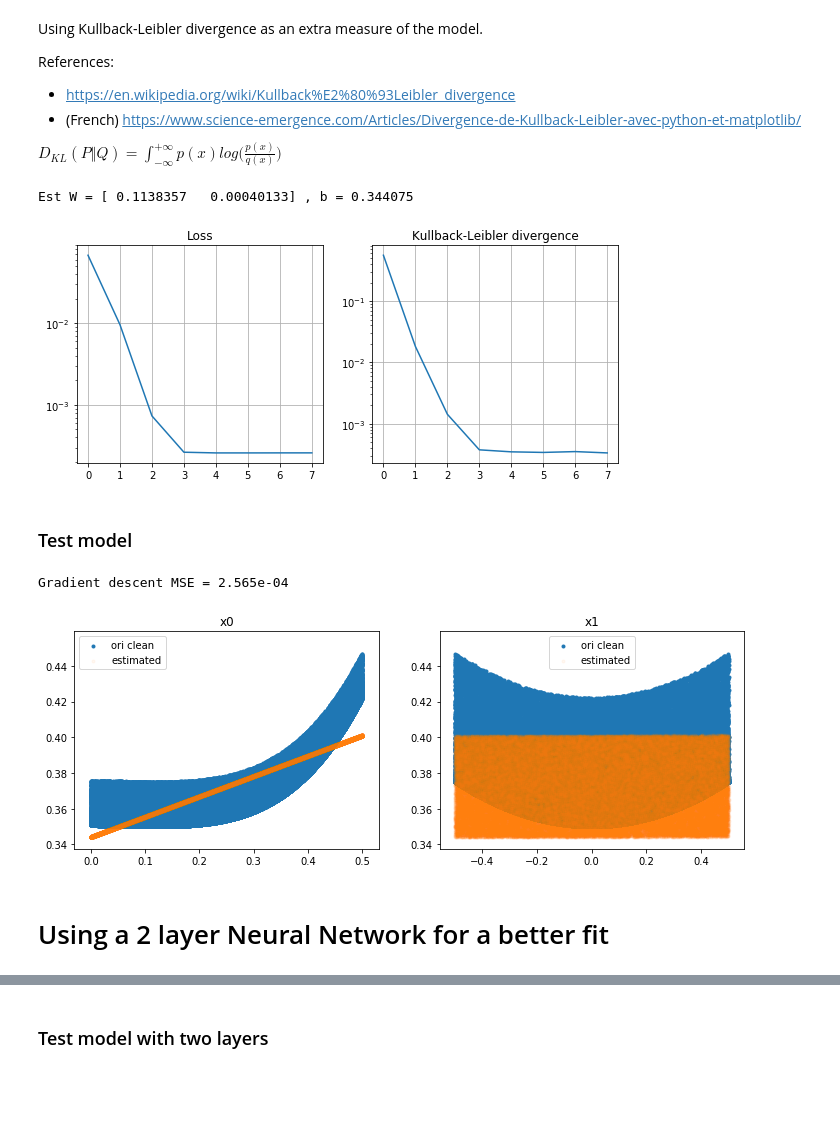
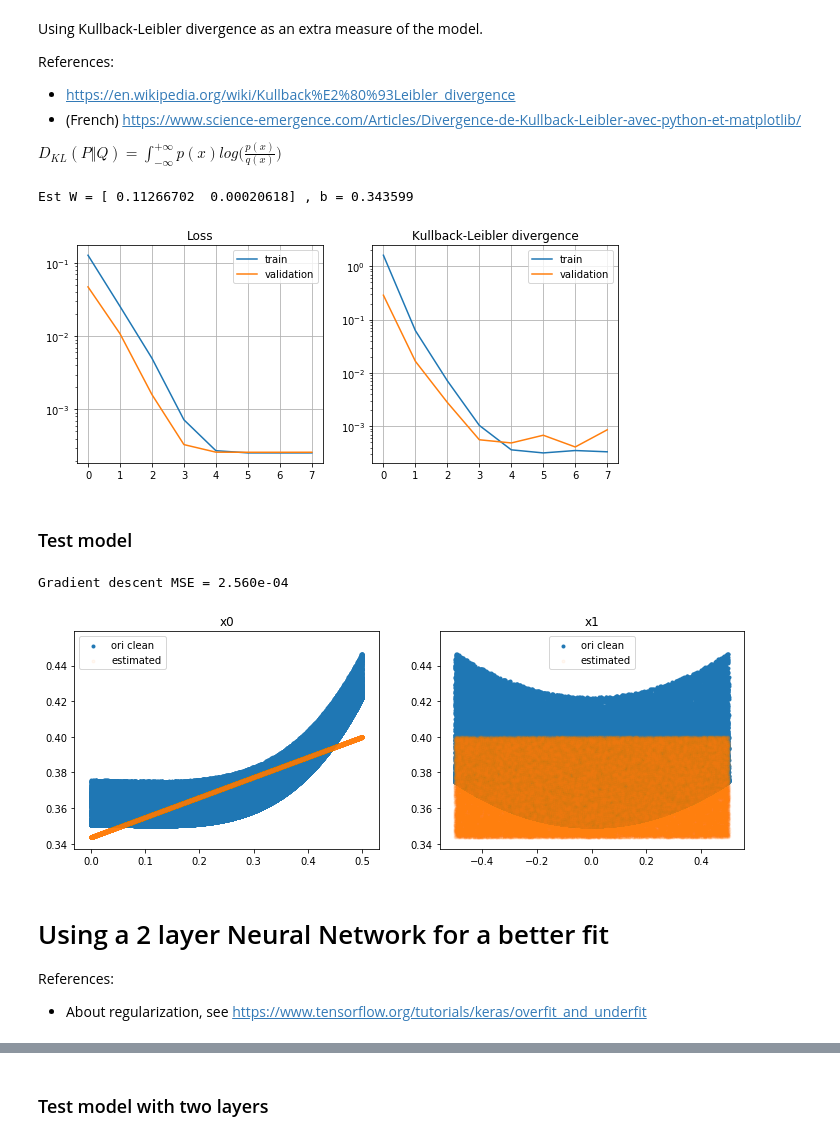
Before and after one commit to tonio73/data-science, a Jupyter notebook: linear/LinearRegressionBivariate-Keras.ipynb, the cells around one changed output, grey strips where cells are left out. Drawn from its saved outputs; the diff is of its cells as text; code cells hidden in the pictures; blank space fills up the shorter version.

```diff
--- a/linear/LinearRegressionBivariate-Keras.ipynb
+++ b/linear/LinearRegressionBivariate-Keras.ipynb
@@ -94,24 +94,28 @@ References:
 $D_{KL}(P \Vert Q)=\int_{-\infty}^{+\infty} p(x) log\bigl(\frac{p(x)}{q(x)}\bigr)$
 # %%
 # Fit
-hist1 = model1.fit(xTrain, yTrain, epochs=nEpoch, batch_size=nBatch, verbose=0, callbacks=callbacks)
+hist1 = model1.fit(xTrain, yTrain, epochs=nEpoch, batch_size=nBatch, validation_split = 0.2, verbose=0, callbacks=callbacks)
 # %%
 weights1, biases1 = model1.get_weights()
 print('Est W =', weights1.reshape(-1), ', b =', biases1[0])
 # %% [output]
-Est W = [ 0.1138357   0.00040133] , b = 0.344075
+Est W = [ 0.11266702  0.00020618] , b = 0.343599
 # %%
 plt.figure(figsize=(15,4))
 plt.subplot(1,3,1)
 plt.semilogy(hist1.history['loss'])
+plt.semilogy(hist1.history['val_loss'])
 plt.grid()
+plt.legend(('train', 'validation'))
 plt.title('Loss')
 plt.subplot(1,3,2)
 plt.semilogy(hist1.history['kullback_leibler_divergence'])
+plt.semilogy(hist1.history['val_kullback_leibler_divergence'])
 plt.grid()
+plt.legend(('train', 'validation'))
 plt.title('Kullback-Leibler divergence');
 # %% [output]
-[figure, old version]
+[figure, new version]
 # %% [markdown]
 ### Test model
 # %%
@@ -131,10 +135,13 @@ plt.legend(('ori clean', 'estimated'))
 mse1 = metrics.mean_squared_error(yTest, yEst1)
 print('Gradient descent MSE = {:.3e}'.format(mse1));
 # %% [output]
-Gradient descent MSE = 2.565e-04
+Gradient descent MSE = 2.560e-04
 [figure]
 # %% [markdown]
 # Using a 2 layer Neural Network for a better fit
+
+References:
+- About regularization, see https://www.tensorflow.org/tutorials/keras/overfit_and_underfit
 # %%
 # Number of epochs
 nEpoch = 50
```
Also changed, not shown: parts of 8 cells of this notebook.
